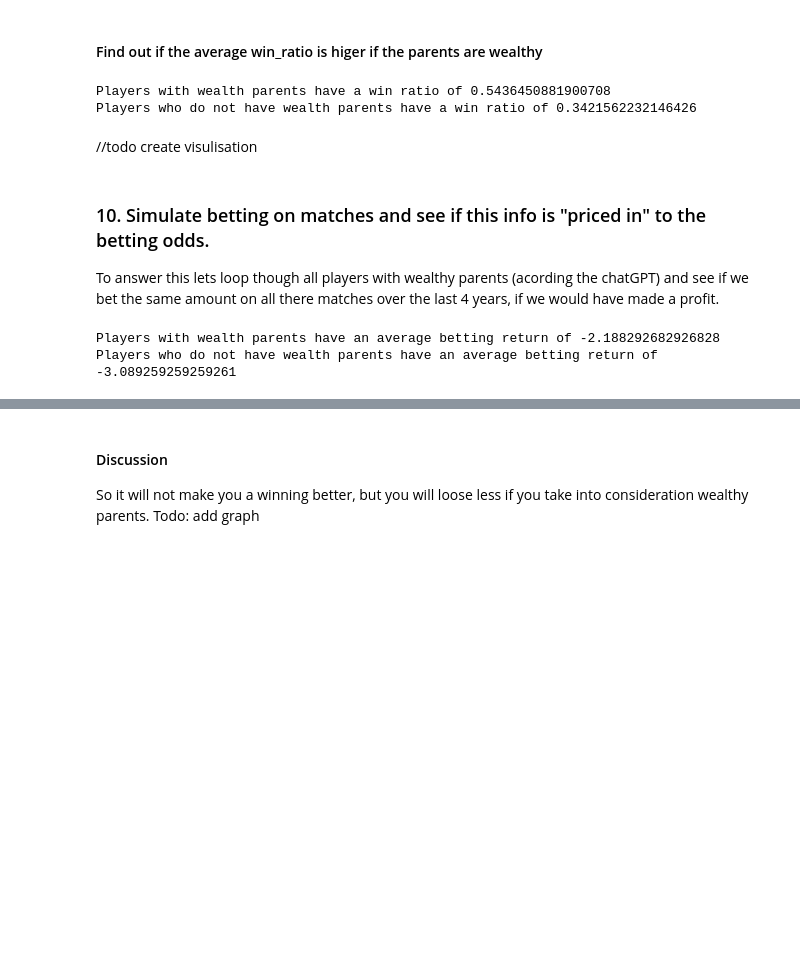
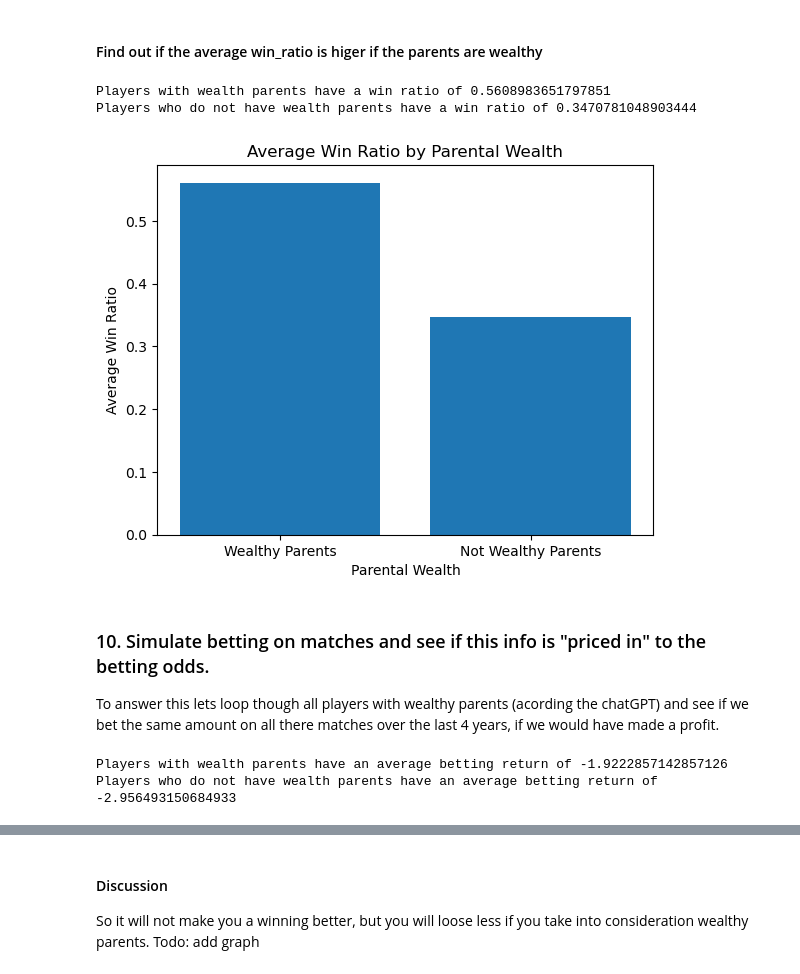
Before and after one commit to mmmcustard/analytics158739, a Jupyter notebook: 158739Assignment4.ipynb, the cells around one changed output, grey strips where cells are left out. Drawn from its saved outputs; the diff is of its cells as text; code cells hidden in the pictures; blank space fills up the shorter version.

```diff
--- a/158739Assignment4.ipynb
+++ b/158739Assignment4.ipynb
@@ -655,18 +655,29 @@ plt.show()
 # %% [markdown]
 #### Find out if the average win_ratio is higer if the parents are wealthy
 # %%
-wealthy_parents_players_df = top_players[top_players["wealthy_parents"] == True]
+wealthy_parents_players_df = players[players["wealthy_parents"] == True]
 average_win_ratio_wealthy_parents = wealthy_parents_players_df["win_ratio"].mean()
 print("Players with wealth parents have a win ratio of " + str(average_win_ratio_wealthy_parents))
 
-not_wealth_parents_players_df = top_players[top_players["wealthy_parents"] == False]
+not_wealth_parents_players_df = players[players["wealthy_parents"] == False]
 average_win_ratio_not_wealthy_parents = not_wealth_parents_players_df["win_ratio"].mean()
 print("Players who do not have wealth parents have a win ratio of " + str(average_win_ratio_not_wealthy_parents))
 # %% [output]
-Players with wealth parents have a win ratio of 0.5436450881900708
-Players who do not have wealth parents have a win ratio of 0.3421562232146426
+Players with wealth parents have a win ratio of 0.5608983651797851
+Players who do not have wealth parents have a win ratio of 0.3470781048903444
-# %% [markdown]
-//todo create visulisation
+# %%
+# Calculate average win ratios
+average_win_ratio_wealthy_parents = wealthy_parents_players_df["win_ratio"].mean()
+average_win_ratio_not_wealthy_parents = not_wealth_parents_players_df["win_ratio"].mean()
+
+# Create a bar plot
+plt.bar(['Wealthy Parents', 'Not Wealthy Parents'], [average_win_ratio_wealthy_parents, average_win_ratio_not_wealthy_parents])
+plt.xlabel('Parental Wealth')
+plt.ylabel('Average Win Ratio')
+plt.title('Average Win Ratio by Parental Wealth')
+plt.show()
+# %% [output]
+[figure, added]
 # %% [markdown]
 ### 10. Simulate betting on matches and see if this info is "priced in" to the betting odds.
 
@@ -679,11 +691,11 @@ for index, row in top_players.iterrows():
 # %%
-wealthy_parents_players_df = top_players[top_players["wealthy_parents"] == True]
+wealthy_parents_players_df = players[players["wealthy_parents"] == True]
 average_betting_return_wealthy_parents = wealthy_parents_players_df["bet_return"].mean()
 print("Players with wealth parents have an average betting return of " + str(average_betting_return_wealthy_parents))
 
-not_wealth_parents_players_df = top_players[top_players["wealthy_parents"] == False]
+not_wealth_parents_players_df = players[players["wealthy_parents"] == False]
 average_betting_return_not_wealthy_parents = not_wealth_parents_players_df["bet_return"].mean()
 print("Players who do not have wealth parents have an average betting return of " + str(average_betting_return_not_wealthy_parents))
 # %% [output]
-Players with wealth parents have an average betting return of -2.188292682926828
-Players who do not have wealth parents have an average betting return of -3.089259259259261
+Players with wealth parents have an average betting return of -1.9222857142857126
+Players who do not have wealth parents have an average betting return of -2.956493150684933
```
Also changed, not shown: parts of 23 cells of this notebook.
